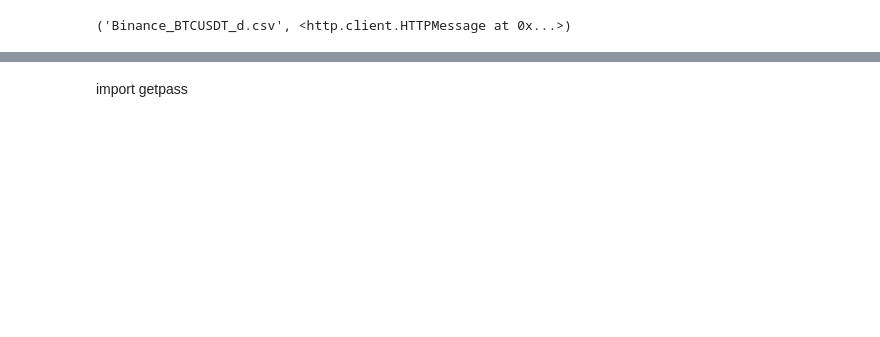
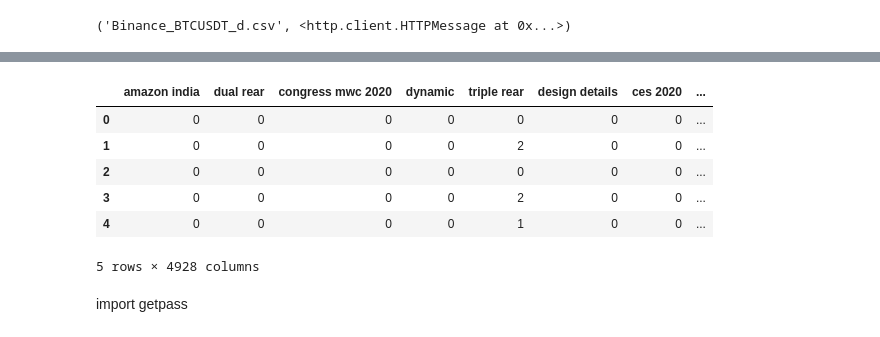
Before and after one commit to Abhijith-Bhuvan/ML-Bitcoin-price-predict-using-news, a Jupyter notebook: Bitcoin news.ipynb, the cells around one changed output, grey strips where cells are left out. Cells and saved outputs as stored; diff of their text form; code cells hidden in the pictures; blank space fills up the shorter version.

Commit message:
Vectorised Text downloaded and saved

```diff
--- a/Bitcoin news.ipynb
+++ b/Bitcoin news.ipynb
@@ -118,3 +143,15 @@ df.head()
+# %%
+# To read from saved file
+test = pd.read_csv('Bitcoin_NDTV_1.csv',index_col=0)
+test.head()
+# %% [output]
+|  | amazon india | dual rear | congress mwc 2020 | dynamic | triple rear | design details | ces 2020 | ... |
+| 0 | 0 | 0 | 0 | 0 | 0 | 0 | 0 | ... |
+| 1 | 0 | 0 | 0 | 0 | 2 | 0 | 0 | ... |
+| 2 | 0 | 0 | 0 | 0 | 0 | 0 | 0 | ... |
+| 3 | 0 | 0 | 0 | 0 | 2 | 0 | 0 | ... |
+| 4 | 0 | 0 | 0 | 0 | 1 | 0 | 0 | ... |
+5 rows × 4928 columns
 # %% [markdown]
 import getpass
 # %%
```
Also changed, not shown: parts of 17 cells of this notebook, 2 other files.
